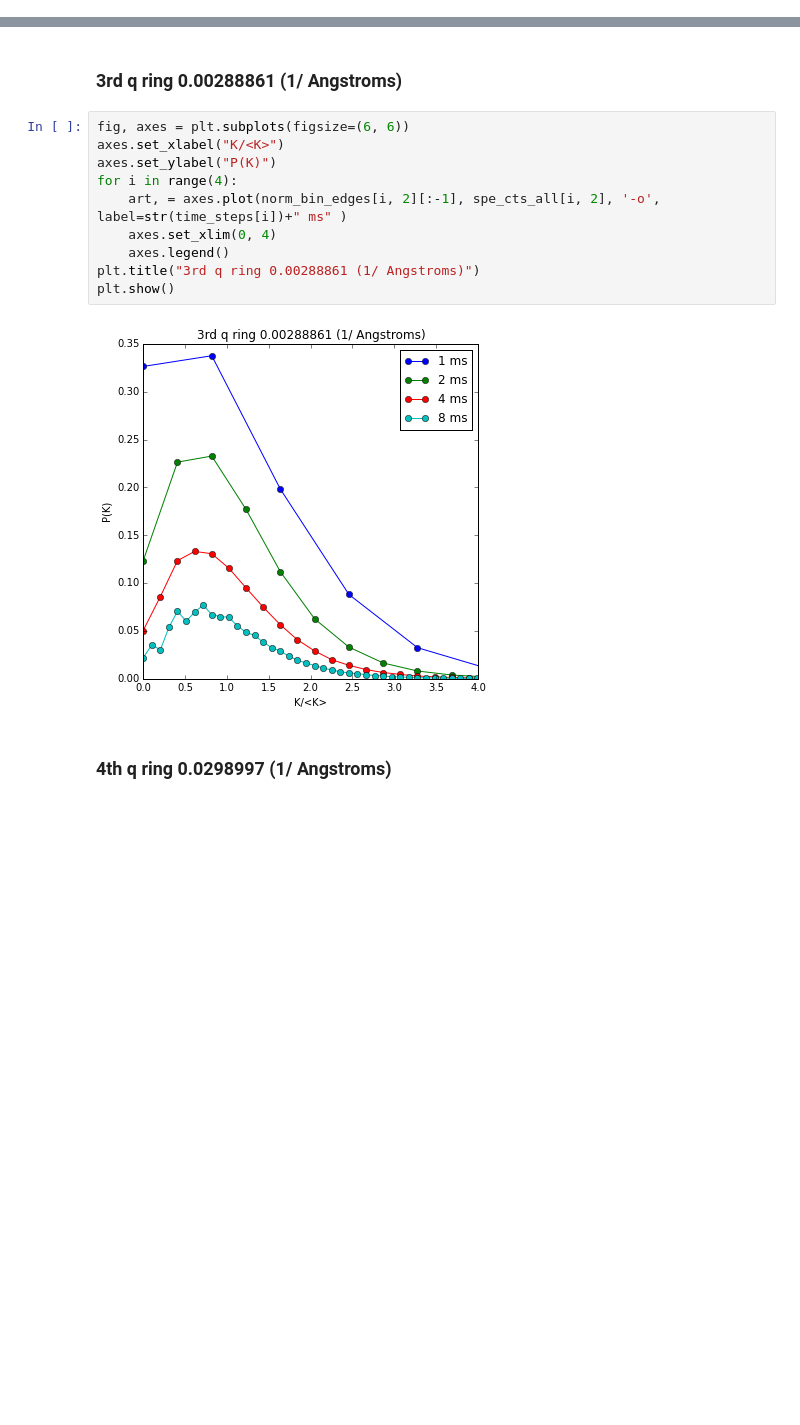
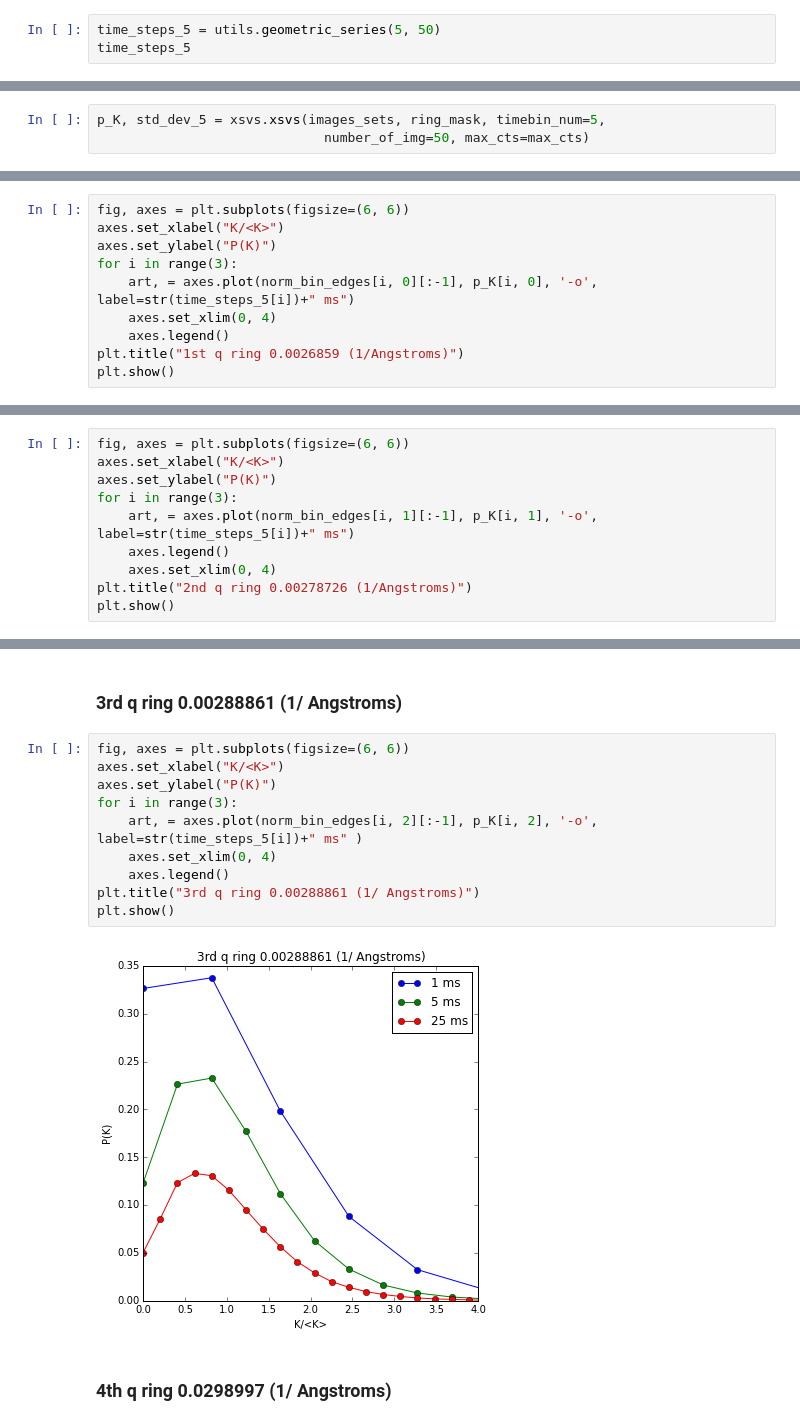
Before and after one commit to scikit-beam/scikit-beam-examples, a Jupyter notebook: demos/speckle/X-ray_Speckle_Visibility_Spectroscopy.ipynb, the cells around one changed output, grey strips where cells are left out. Drawn from its saved outputs; the diff is of its cells as text; blank space fills up the shorter version.

```diff
--- a/demos/speckle/X-ray_Speckle_Visibility_Spectroscopy.ipynb
+++ b/demos/speckle/X-ray_Speckle_Visibility_Spectroscopy.ipynb
@@ -202,0 +221,3 @@ plt.show()
+# %%
+time_steps_5 = utils.geometric_series(5, 50)
+time_steps_5
@@ -202,0 +228,3 @@ plt.show()
+# %%
+p_K, std_dev_5 = xsvs.xsvs(images_sets, ring_mask, timebin_num=5,
+                             number_of_img=50, max_cts=max_cts)
@@ -202,0 +235,10 @@ plt.show()
+# %%
+fig, axes = plt.subplots(figsize=(6, 6))
+axes.set_xlabel("K/<K>")
+axes.set_ylabel("P(K)")
+for i in range(3):
+    art, = axes.plot(norm_bin_edges[i, 0][:-1], p_K[i, 0], '-o', label=str(time_steps_5[i])+" ms")
+    axes.set_xlim(0, 4)
+    axes.legend()
+plt.title("1st q ring 0.0026859 (1/Angstroms)")
+plt.show()
@@ -202,0 +249,10 @@ plt.show()
+# %%
+fig, axes = plt.subplots(figsize=(6, 6))
+axes.set_xlabel("K/<K>")
+axes.set_ylabel("P(K)")
+for i in range(3):
+    art, = axes.plot(norm_bin_edges[i, 1][:-1], p_K[i, 1], '-o', label=str(time_steps_5[i])+" ms")
+    axes.legend()
+    axes.set_xlim(0, 4)
+plt.title("2nd q ring 0.00278726 (1/Angstroms)")
+plt.show()
@@ -205,15 +263,15 @@ plt.show()
 # %%
 fig, axes = plt.subplots(figsize=(6, 6))
 axes.set_xlabel("K/<K>")
 axes.set_ylabel("P(K)")
-for i in range(4):
-    art, = axes.plot(norm_bin_edges[i, 2][:-1], spe_cts_all[i, 2], '-o', label=str(time_steps[i])+" ms" )
+for i in range(3):
+    art, = axes.plot(norm_bin_edges[i, 2][:-1], p_K[i, 2], '-o', label=str(time_steps_5[i])+" ms" )
     axes.set_xlim(0, 4)
     axes.legend()
 plt.title("3rd q ring 0.00288861 (1/ Angstroms)")
 plt.show()
 # %% [output]
-[figure, old version]
+[figure, new version]
 # %% [markdown]
 ### 4th q ring 0.0298997 (1/ Angstroms)
 # %%
```
Also changed, not shown: parts of 20 cells of this notebook.
